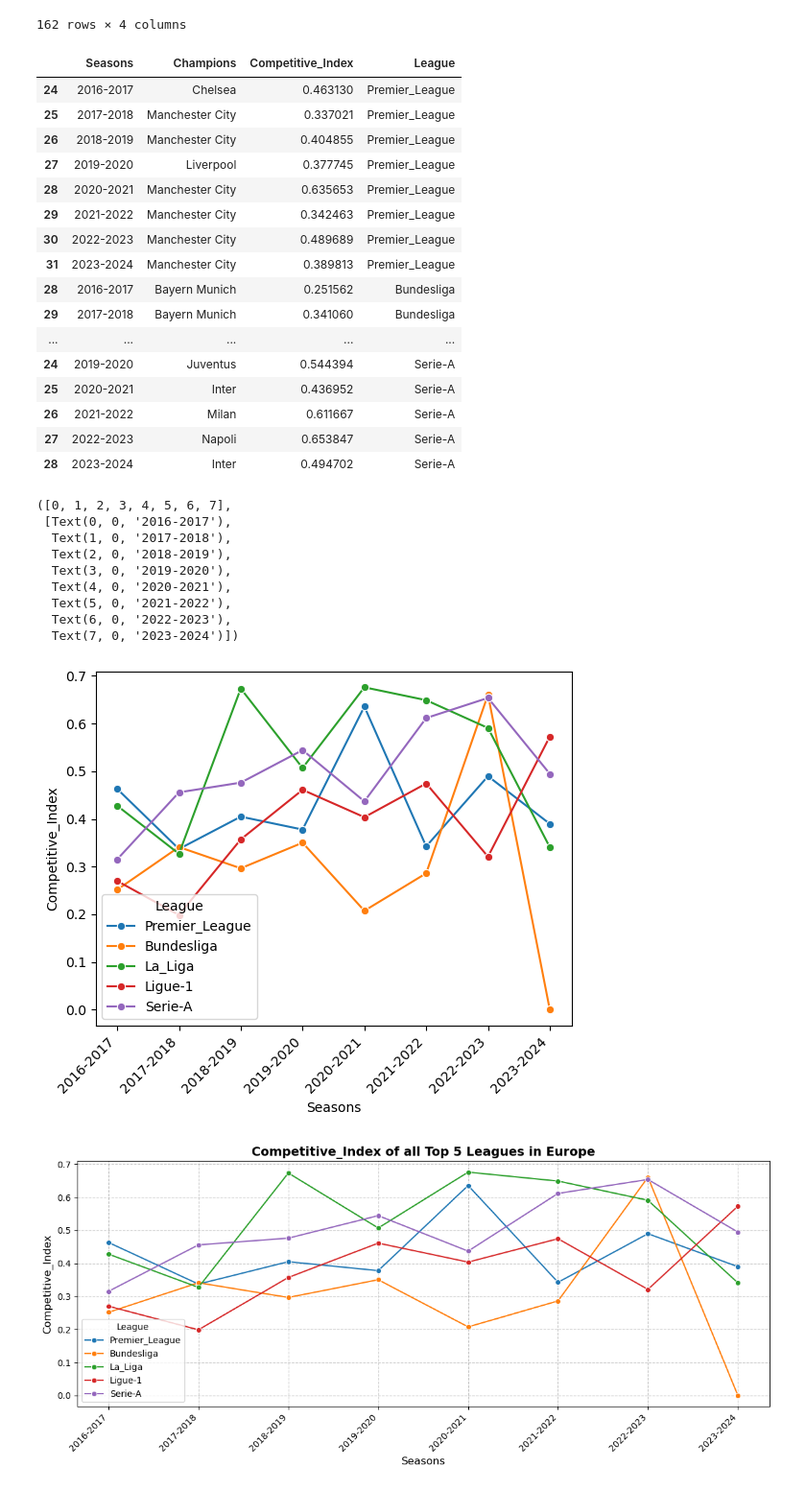
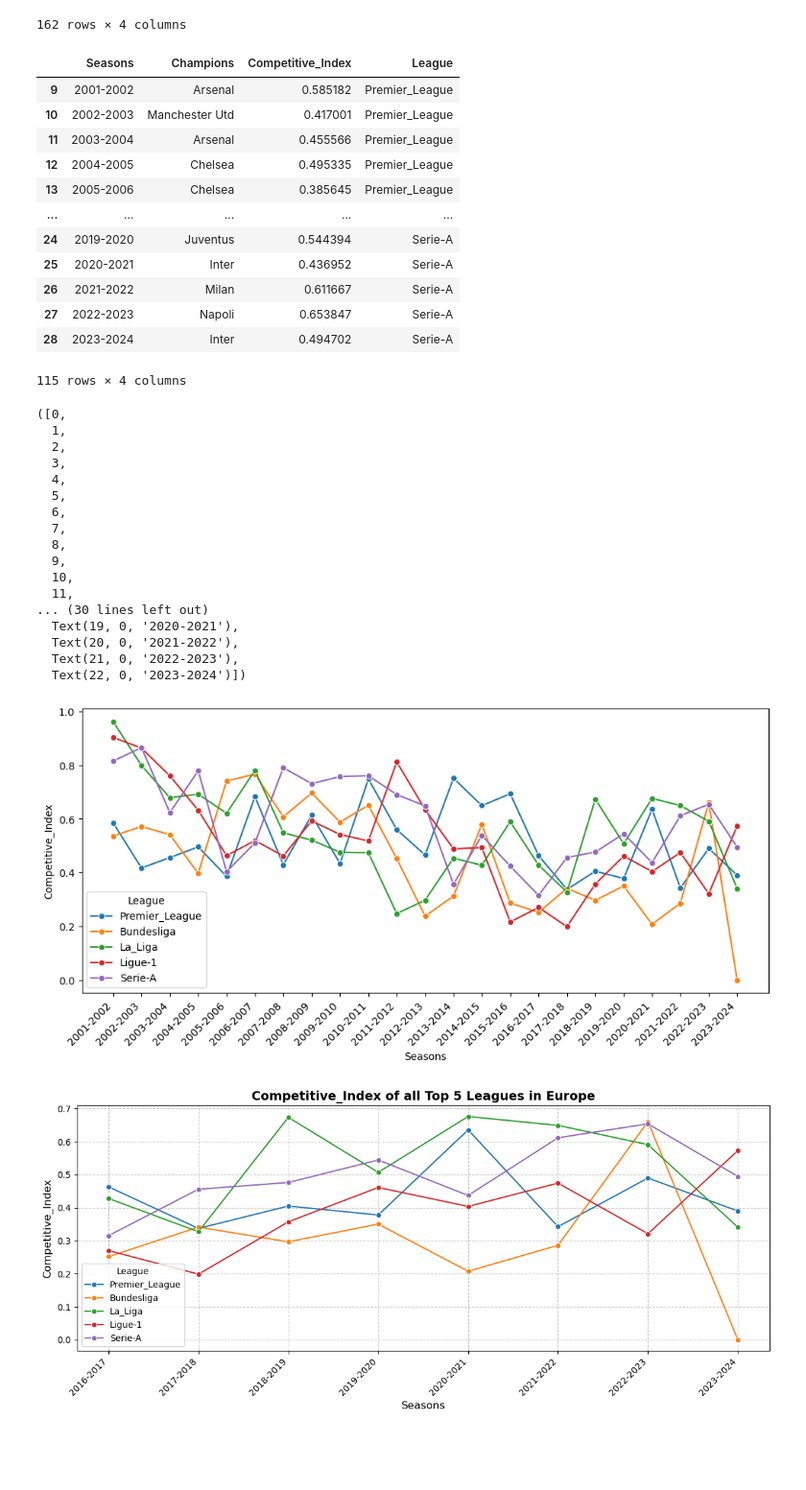
Before and after one commit to Aniket-Raikwar1/Premier_League_data_analysis, a Jupyter notebook: Datasets/Competitive_Index/Untitled.ipynb, the cells around one changed output. Shown at 96% size. Drawn from its saved outputs; the diff is of its cells as text; code cells hidden in the pictures; blank space fills up the shorter version.

```diff
--- a/Datasets/Competitive_Index/Untitled.ipynb
+++ b/Datasets/Competitive_Index/Untitled.ipynb
@@ -57,41 +73,46 @@ Leagues_combined_scaled
 | 28 | 2023-2024 | Inter | 0.494702 | Serie-A |
 162 rows × 4 columns
 # %%
-Leagues_combined_scaled = Leagues_combined_scaled[Leagues_combined_scaled['Seasons'] > '2015-2016']
+Leagues_combined_scaled = Leagues_combined_scaled[Leagues_combined_scaled['Seasons'] > '2000-2001']
 # %%
 Leagues_combined_scaled
 # %% [output]
 |  | Seasons | Champions | Competitive_Index | League |
-| 24 | 2016-2017 | Chelsea | 0.463130 | Premier_League |
-| 25 | 2017-2018 | Manchester City | 0.337021 | Premier_League |
-| 26 | 2018-2019 | Manchester City | 0.404855 | Premier_League |
-| 27 | 2019-2020 | Liverpool | 0.377745 | Premier_League |
-| 28 | 2020-2021 | Manchester City | 0.635653 | Premier_League |
-| 29 | 2021-2022 | Manchester City | 0.342463 | Premier_League |
-| 30 | 2022-2023 | Manchester City | 0.489689 | Premier_League |
-| 31 | 2023-2024 | Manchester City | 0.389813 | Premier_League |
-| 28 | 2016-2017 | Bayern Munich | 0.251562 | Bundesliga |
-| 29 | 2017-2018 | Bayern Munich | 0.341060 | Bundesliga |
+| 9 | 2001-2002 | Arsenal | 0.585182 | Premier_League |
+| 10 | 2002-2003 | Manchester Utd | 0.417001 | Premier_League |
+| 11 | 2003-2004 | Arsenal | 0.455566 | Premier_League |
+| 12 | 2004-2005 | Chelsea | 0.495335 | Premier_League |
+| 13 | 2005-2006 | Chelsea | 0.385645 | Premier_League |
 | ... | ... | ... | ... | ... |
 | 24 | 2019-2020 | Juventus | 0.544394 | Serie-A |
 | 25 | 2020-2021 | Inter | 0.436952 | Serie-A |
 | 26 | 2021-2022 | Milan | 0.611667 | Serie-A |
 | 27 | 2022-2023 | Napoli | 0.653847 | Serie-A |
 | 28 | 2023-2024 | Inter | 0.494702 | Serie-A |
+115 rows × 4 columns
 # %%
+plt.figure(figsize=(12,5))
 sns.lineplot(data=Leagues_combined_scaled,x='Seasons',y='Competitive_Index', hue='League' ,marker='o', linestyle='-')
 plt.xticks(rotation=45, ha='right')
 # %% [output]
-([0, 1, 2, 3, 4, 5, 6, 7],
- [Text(0, 0, '2016-2017'),
-  Text(1, 0, '2017-2018'),
-  Text(2, 0, '2018-2019'),
-  Text(3, 0, '2019-2020'),
-  Text(4, 0, '2020-2021'),
-  Text(5, 0, '2021-2022'),
-  Text(6, 0, '2022-2023'),
-  Text(7, 0, '2023-2024')])
+([0,
+  1,
+  2,
+  3,
+  4,
+  5,
+  6,
+  7,
+  8,
+  9,
+  10,
+  11,
+... (30 lines left out)
+  Text(19, 0, '2020-2021'),
+  Text(20, 0, '2021-2022'),
+  Text(21, 0, '2022-2023'),
+  Text(22, 0, '2023-2024')])
-[figure, old version]
+[figure, new version]
 # %%
 # Set figure size
 plt.figure(figsize=(14, 5))
```
Also changed, not shown: parts of 1 cell of this notebook, 5 other files.
